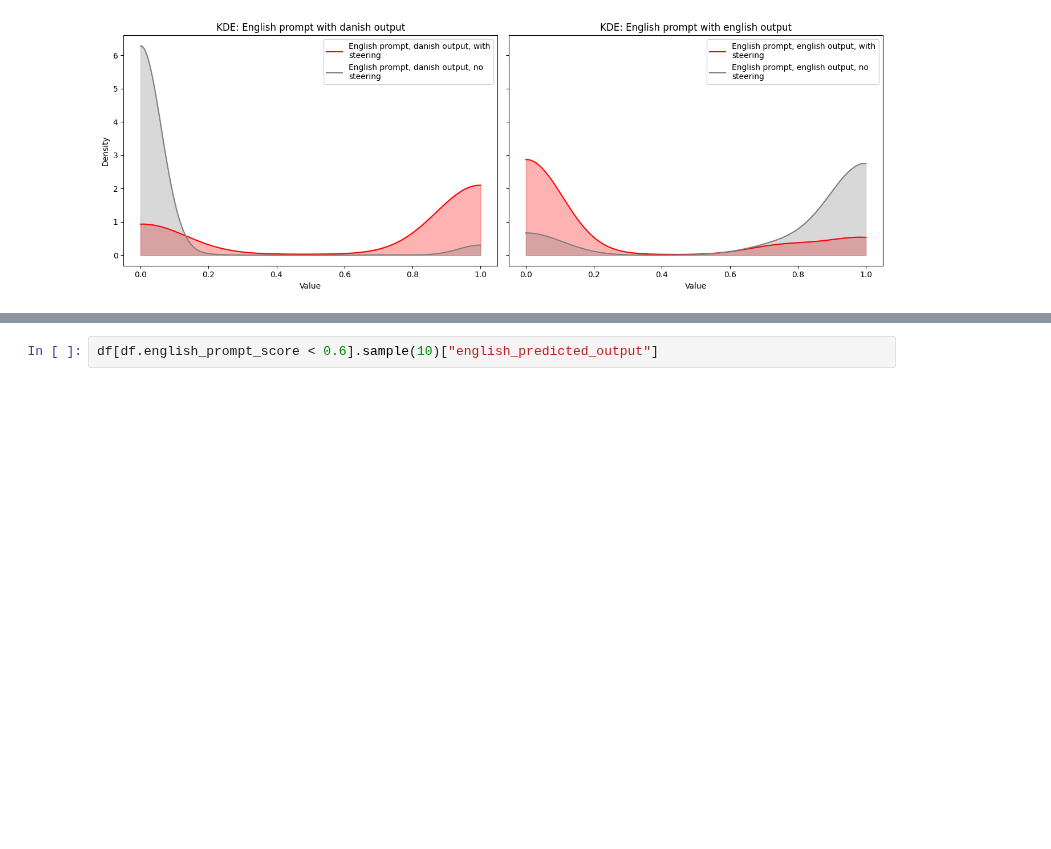
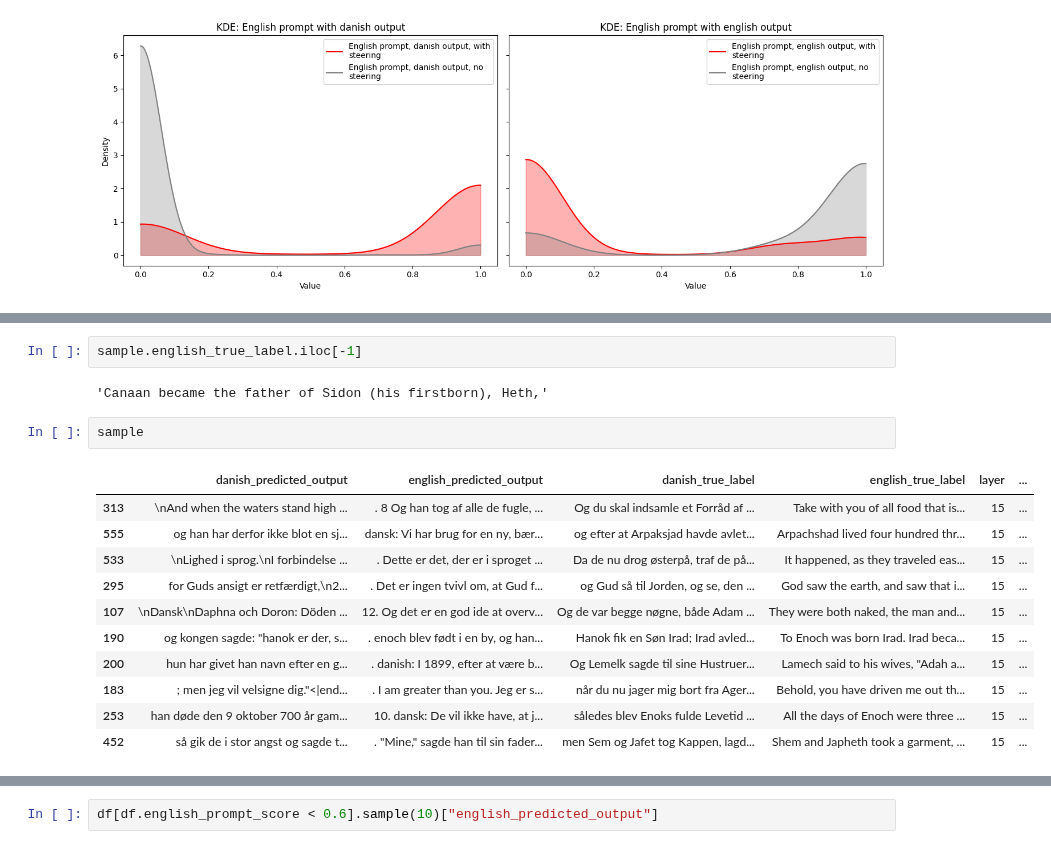
Before and after one commit to MartinKirkegaardDK/KDS_MI, a Jupyter notebook: marki.ipynb, the cells around one changed output, grey strips where cells are left out. Drawn from its saved outputs; the diff is of its cells as text; blank space fills up the shorter version.

```diff
--- a/marki.ipynb
+++ b/marki.ipynb
@@ -115,0 +247,18 @@ df[df.danish_prompt_score < 0.6].sample(10)["danish_predicted_output"]
+# %%
+sample.english_true_label.iloc[-1]
+# %% [output]
+'Canaan became the father of Sidon (his firstborn), Heth,'
+# %%
+sample
+# %% [output]
+|  | danish_predicted_output | english_predicted_output | danish_true_label | english_true_label | layer | ... |
+| 313 | \nAnd when the waters stand high ... | . 8 Og han tog af alle de fugle, ... | Og du skal indsamle et Forråd af ... | Take with you of all food that is... | 15 | ... |
+| 555 | og han har derfor ikke blot en sj... | dansk: Vi har brug for en ny, bær... | og efter at Arpaksjad havde avlet... | Arpachshad lived four hundred thr... | 15 | ... |
+| 533 | \nLighed i sprog.\nI forbindelse ... | . Dette er det, der er i sproget ... | Da de nu drog østerpå, traf de på... | It happened, as they traveled eas... | 15 | ... |
+| 295 | for Guds ansigt er retfærdigt,\n2... | . Det er ingen tvivl om, at Gud f... | og Gud så til Jorden, og se, den ... | God saw the earth, and saw that i... | 15 | ... |
+| 107 | \nDansk\nDaphna och Doron: Döden ... | 12. Og det er en god ide at overv... | Og de var begge nøgne, både Adam ... | They were both naked, the man and... | 15 | ... |
+| 190 | og kongen sagde: "hanok er der, s... | . enoch blev født i en by, og han... | Hanok fik en Søn Irad; Irad avled... | To Enoch was born Irad. Irad beca... | 15 | ... |
+| 200 | hun har givet han navn efter en g... | . danish: I 1899, efter at være b... | Og Lemelk sagde til sine Hustruer... | Lamech said to his wives, "Adah a... | 15 | ... |
+| 183 | ; men jeg vil velsigne dig."<|end... | . I am greater than you. Jeg er s... | når du nu jager mig bort fra Ager... | Behold, you have driven me out th... | 15 | ... |
+| 253 | han døde den 9 oktober 700 år gam... | 10. dansk: De vil ikke have, at j... | således blev Enoks fulde Levetid ... | All the days of Enoch were three ... | 15 | ... |
+| 452 | så gik de i stor angst og sagde t... | . "Mine," sagde han til sin fader... | men Sem og Jafet tog Kappen, lagd... | Shem and Japheth took a garment, ... | 15 | ... |
```
Also changed, not shown: parts of 18 cells of this notebook.
